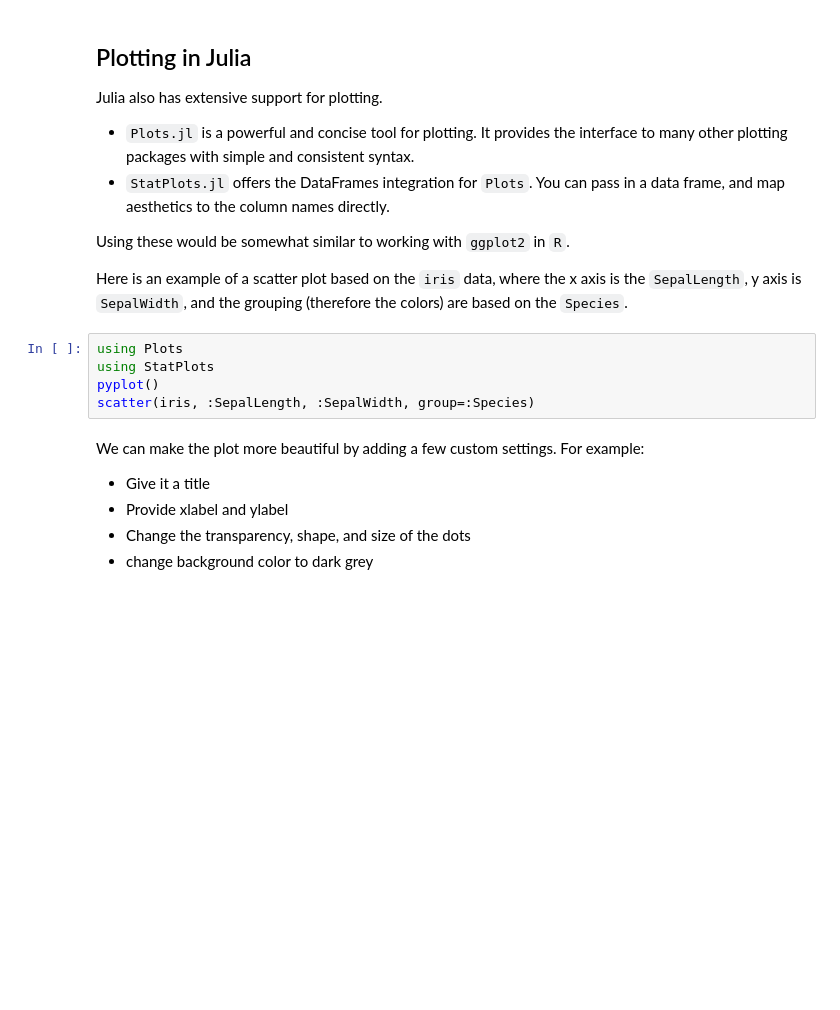
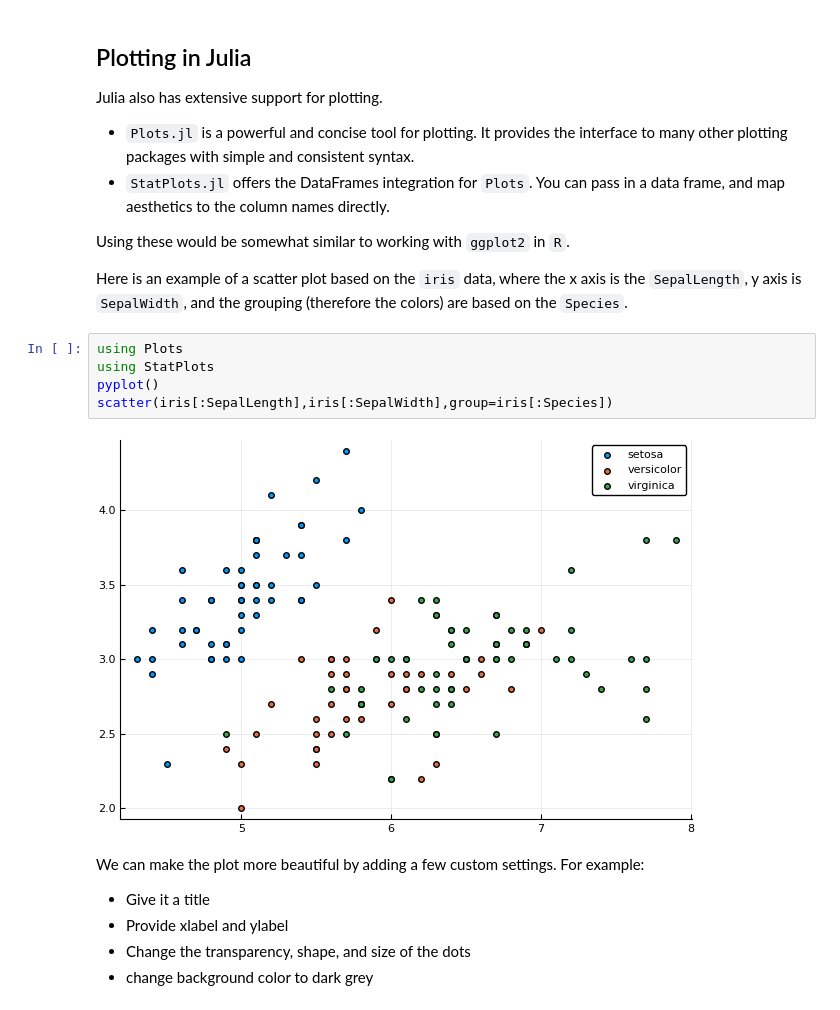
Before and after one commit to PhilChodrow/mban_orientation, a Jupyter notebook: optimization_intro/0 - Data Manipulation-Complete.ipynb, the cells around one changed output. Cells and saved outputs as stored; diff of their text form; blank space fills up the shorter version.

```diff
--- a/optimization_intro/0 - Data Manipulation-Complete.ipynb
+++ b/optimization_intro/0 - Data Manipulation-Complete.ipynb
@@ -176,8 +107,10 @@ Here is an example of a scatter plot based on the `iris` data, where the x axis
 # %%
 using Plots
 using StatPlots
 pyplot()
-scatter(iris, :SepalLength, :SepalWidth, group=:Species)
+scatter(iris[:SepalLength],iris[:SepalWidth],group=iris[:Species])
+# %% [output]
+[figure, added]
 # %% [markdown]
 We can make the plot more beautiful by adding a few custom settings. For example:
 * Give it a title
```
Also changed, not shown: parts of 35 cells of this notebook, 11 other files.
